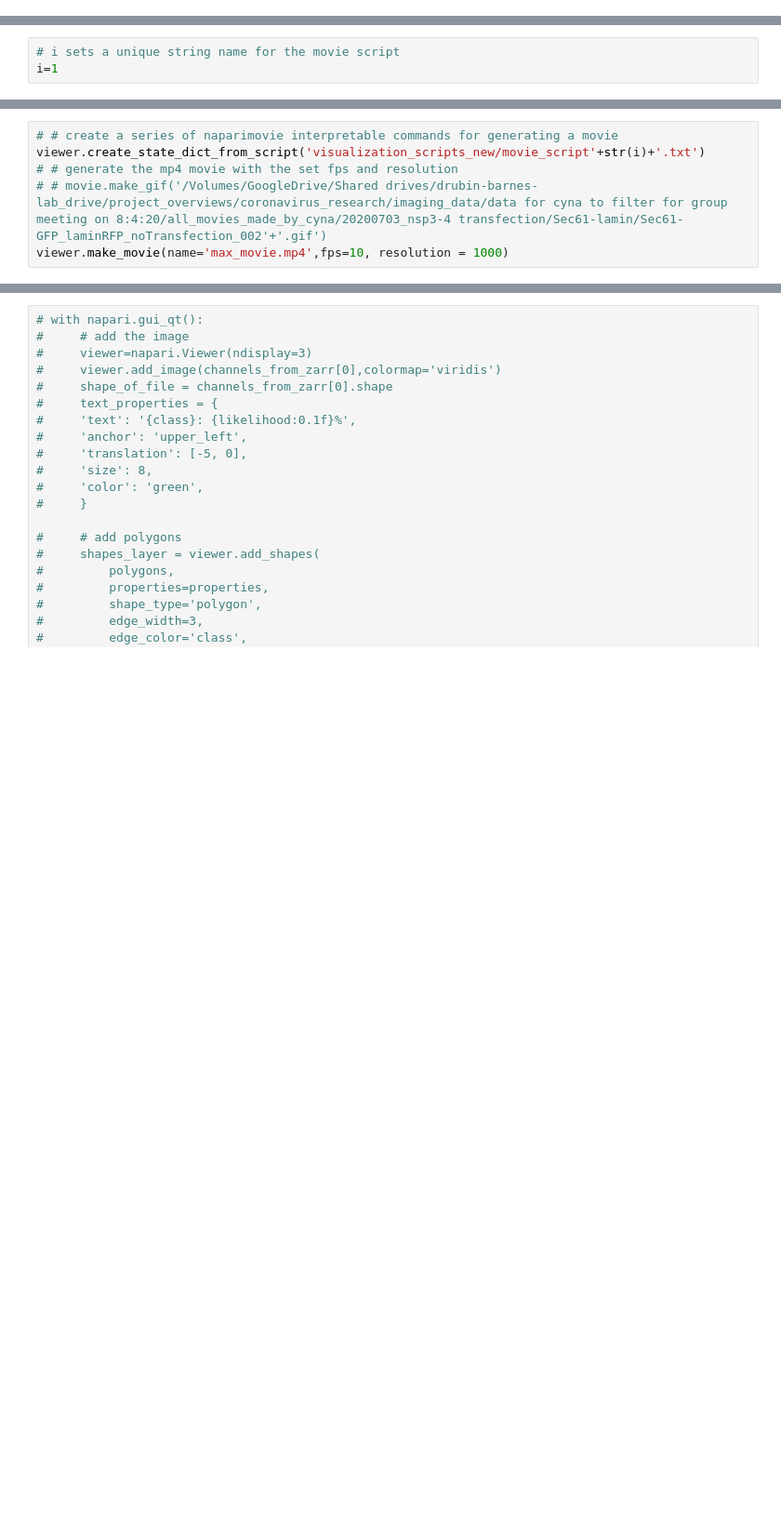
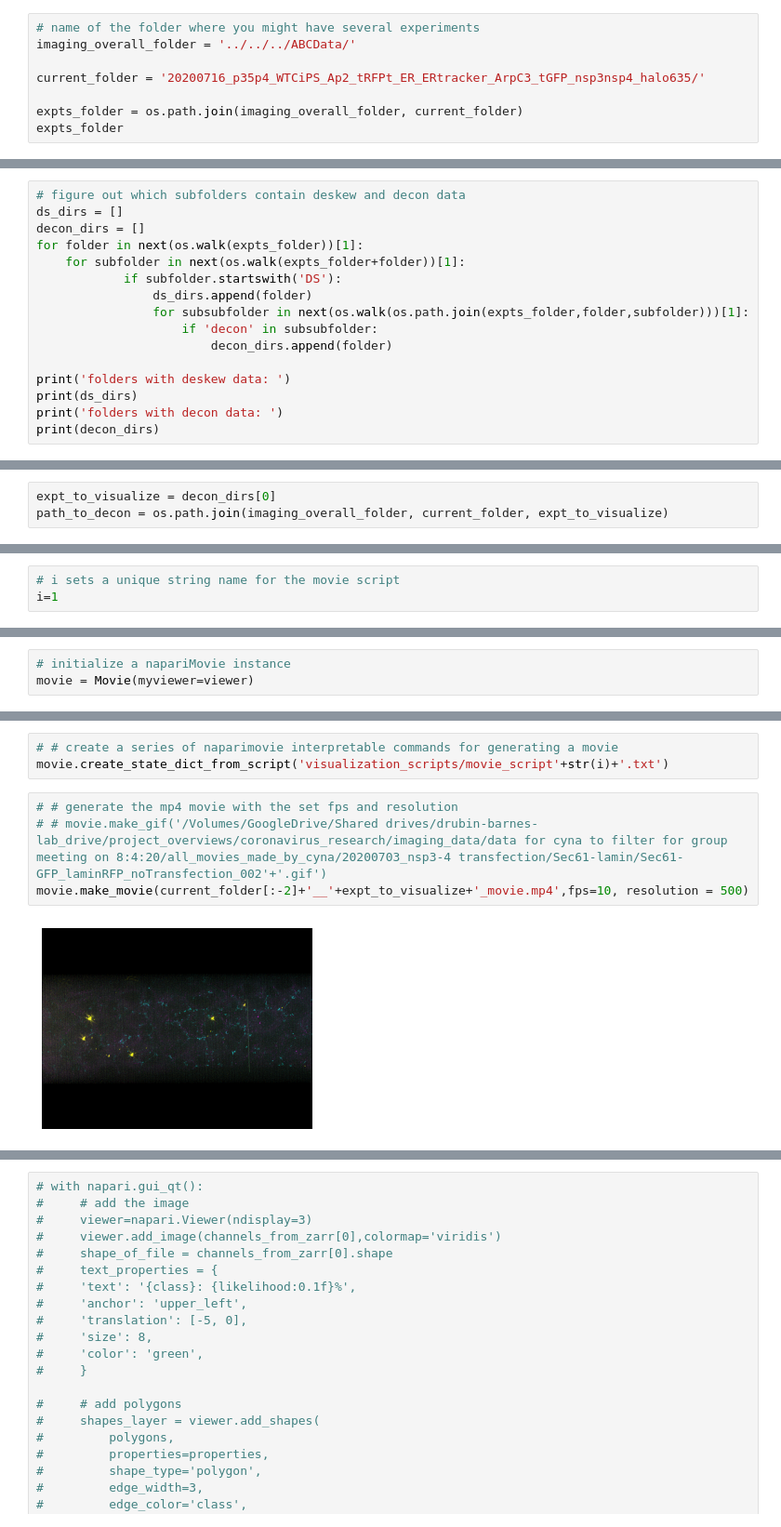
Before and after one commit to pylattice/pyLattice, a Jupyter notebook: src/visualization/create_movies_from_raw_data.ipynb, the cells around one changed output, grey strips where cells are left out. Shown: that part at 93% size. Saved outputs shown, nothing was run; the diff lists cells and outputs as text; blank space fills up the shorter version.

Commit message:
identify time interval, choose a parent folder and it will find child folders with deskew and decon folders - make napari movies with same folder and file name - less user typing

```diff
--- a/src/visualization/create_movies_from_raw_data.ipynb
+++ b/src/visualization/create_movies_from_raw_data.ipynb
@@ -96,0 +97,8 @@ xyPixelSize = 0.108;
+# %%
+# name of the folder where you might have several experiments
+imaging_overall_folder = '../../../ABCData/'
+
+current_folder = '20200716_p35p4_WTCiPS_Ap2_tRFPt_ER_ERtracker_ArpC3_tGFP_nsp3nsp4_halo635/'
+
+expts_folder = os.path.join(imaging_overall_folder, current_folder)
+expts_folder
@@ -96,0 +107,16 @@ xyPixelSize = 0.108;
+# %%
+# figure out which subfolders contain deskew and decon data
+ds_dirs = []
+decon_dirs = []
+for folder in next(os.walk(expts_folder))[1]:
+    for subfolder in next(os.walk(expts_folder+folder))[1]:
+            if subfolder.startswith('DS'):
+                ds_dirs.append(folder)
+                for subsubfolder in next(os.walk(os.path.join(expts_folder,folder,subfolder)))[1]:
+                    if 'decon' in subsubfolder:
+                        decon_dirs.append(folder)
+
+print('folders with deskew data: ')
+print(ds_dirs)
+print('folders with decon data: ')
+print(decon_dirs)
@@ -96,0 +131,3 @@ xyPixelSize = 0.108;
+# %%
+expt_to_visualize = decon_dirs[0]
+path_to_decon = os.path.join(imaging_overall_folder, current_folder, expt_to_visualize)
@@ -256,0 +327,3 @@ movie_current.shift_time(40,90)
+# %%
+# initialize a napariMovie instance
+movie = Movie(myviewer=viewer)
@@ -257,6 +338,9 @@ movie_current.shift_time(40,90)
+# %%
+# # create a series of naparimovie interpretable commands for generating a movie
+movie.create_state_dict_from_script('visualization_scripts/movie_script'+str(i)+'.txt')
 # %%
-# # create a series of naparimovie interpretable commands for generating a movie
-viewer.create_state_dict_from_script('visualization_scripts_new/movie_script'+str(i)+'.txt')
 # # generate the mp4 movie with the set fps and resolution
 # # movie.make_gif('/Volumes/GoogleDrive/Shared drives/drubin-barnes-lab_drive/project_overviews/coronavirus_research/imaging_data/data for cyna to filter for group meeting on 8:4:20/all_movies_made_by_cyna/20200703_nsp3-4 transfection/Sec61-lamin/Sec61-GFP_laminRFP_noTransfection_002'+'.gif')
-viewer.make_movie(name='max_movie.mp4',fps=10, resolution = 1000)
+movie.make_movie(current_folder[:-2]+'__'+expt_to_visualize+'_movie.mp4',fps=10, resolution = 500)
+# %% [output]
+[figure, added]
```
Also changed, not shown: parts of 28 cells of this notebook, 1 other file.
